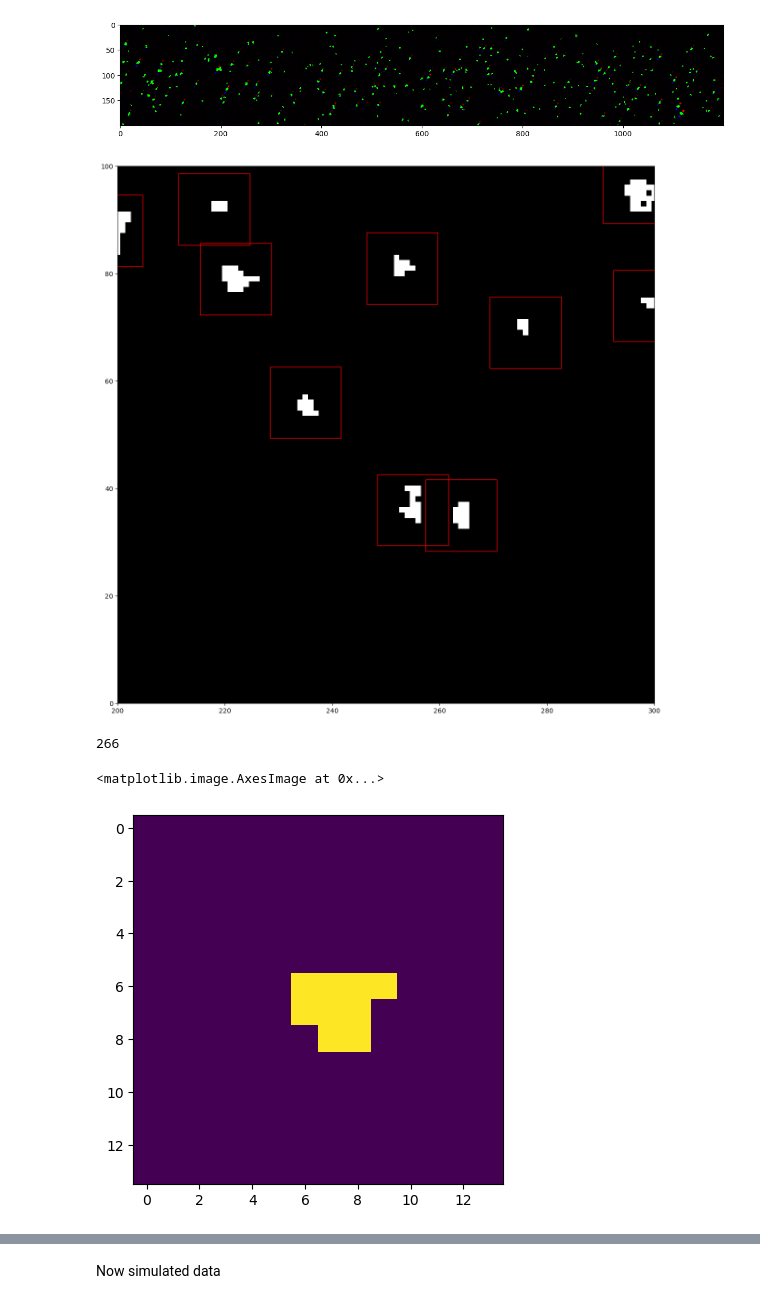
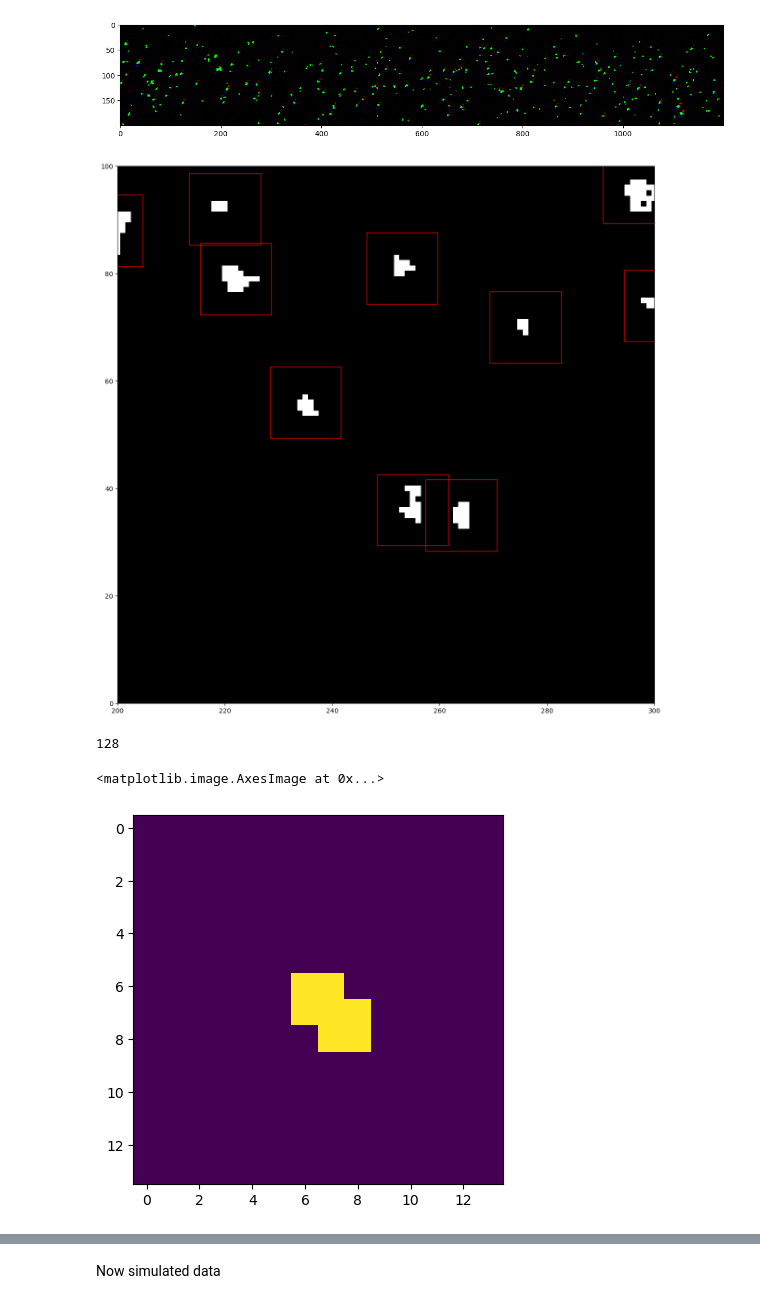
Before and after one commit to Eigil121/particle_tracking_02456, a Jupyter notebook: notebooks/load_annotations.ipynb, the cells around one changed output, grey strips where cells are left out. Saved outputs shown, nothing was run; the diff lists cells and outputs as text; code cells hidden in the pictures.

```diff
--- a/notebooks/load_annotations.ipynb
+++ b/notebooks/load_annotations.ipynb
@@ -25,7 +25,7 @@ plt.figure(figsize=(15, 15))
 plt.imshow(img, cmap='gray')
 plt.show()
 
-json_path = "src/data/data_labeller/LabelData_20-11-2023_halfdomain_cam0.json"
+json_path = "data/raw/masks/mask_joachim1.json"
 mask = build_mask(json_path)
 
 # Plot mask
@@ -93,7 +93,7 @@ for centroid in centroids:
 
 plt.show()
 # %% [output]
-[figure, old version]
+[figure, new version]
 # %%
 import random
 from skimage import measure
@@ -114,38 +114,38 @@ for centroid in centroids:
         if separated_images.shape[1] == separated_image.shape[1]:
             if separated_image.shape[0] == 14:
                 labeled_mask, num_clusters = measure.label(separated_image, background=0, return_num=True)
                 if num_clusters == 1:
                     separated_images = np.vstack((separated_images, separated_image))
                     sortedx.append(x)
                     sortedy.append(y)
 
     idx+=1
 
 # Save separated_images
-np.save('separated_images.npy', separated_images)
+#np.save('separated_images.npy', separated_images)
 
     # Save sortedx
-np.save('sortedx.npy', sortedx)
+#np.save('sortedx.npy', sortedx)
 
     # Save sortedy
-np.save('sortedy.npy', sortedy)
+#np.save('sortedy.npy', sortedy)
 
 #plt.imshow(separated_images)
 #plt.show()
 ParticleBoxSize = separated_image.shape[1]
 NParticlesZoo = int(np.floor((separated_images.shape[0])/ParticleBoxSize)-1)
 #print(NParticles)
 
 random_number = int(random.randint(0, NParticlesZoo))
 print(random_number)
 d = random_number
 
 #print(NParticles)
 plt.imshow(separated_images[ParticleBoxSize*d:ParticleBoxSize*(d+1),:])
 # %% [output]
-266
+128
 <matplotlib.image.AxesImage at 0x...>
-[figure, old version]
+[figure, new version]
 # %%
 # Load image 2 filtered by mask
 img2_path = 'data/interim/batch1/cam0/B00002.im7.png'
```
Also changed, not shown: parts of 4 cells of this notebook, 1 other file.
